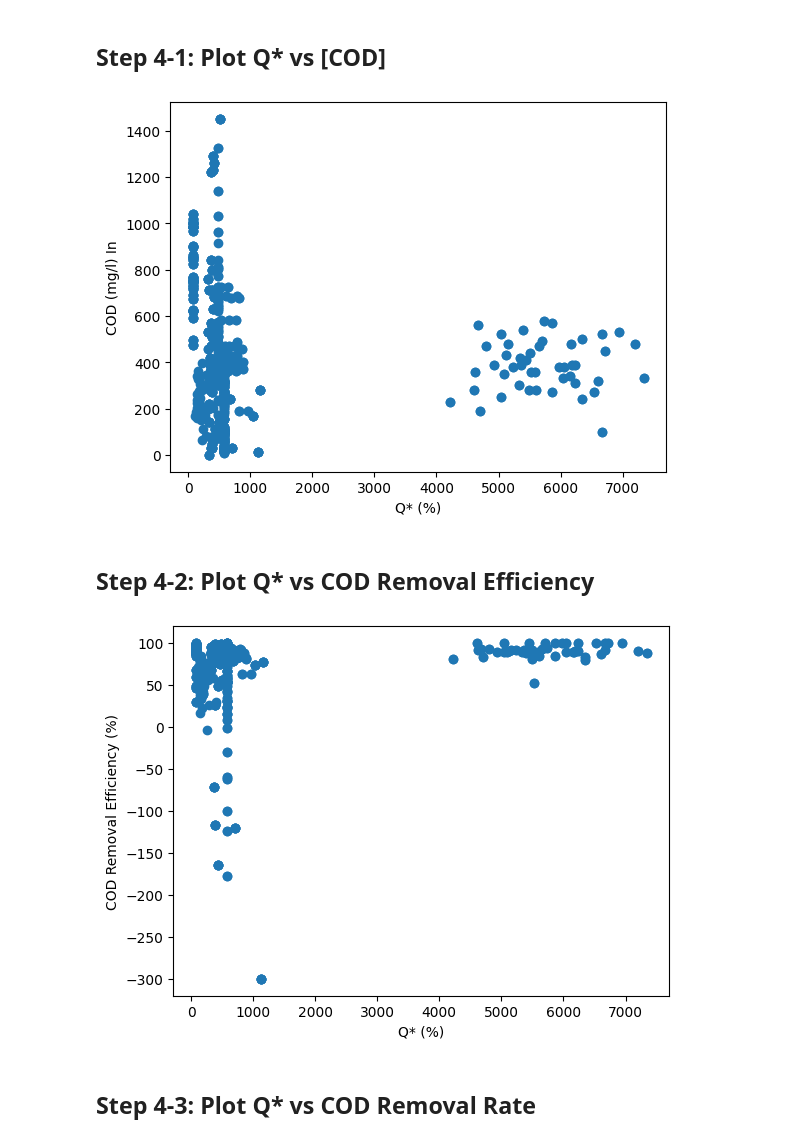
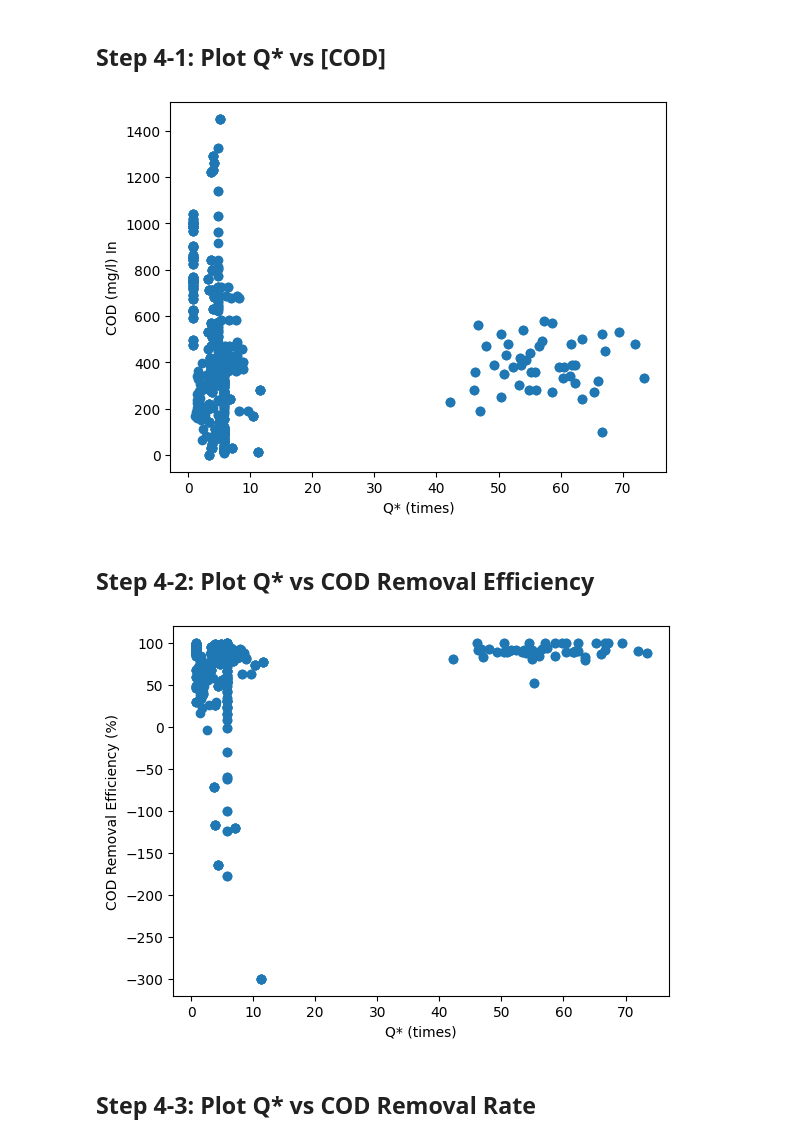
Before and after one commit to jaewook-lee4014/Microbiome, a Jupyter notebook: 1. DataPreprocessing/Visualisation_COD_metrix.ipynb, the cells around one changed output. Drawn from its saved outputs; the diff is of its cells as text; code cells hidden in the pictures.

```diff
--- a/1. DataPreprocessing/Visualisation_COD_metrix.ipynb
+++ b/1. DataPreprocessing/Visualisation_COD_metrix.ipynb
@@ -53,6 +55,6 @@ actual_influent_rate_col = 'Actual Inf rate (m3/d)'
 design_capacity_col = 'Volume of aeration tanks (m3)'
 
 # Create the new column 'Q* (%)'
-original_df['Q* (%)'] = (original_df[actual_influent_rate_col] / original_df[design_capacity_col]) * 100
-original_df['Q* (%)']
+original_df['Q* (times)'] = (original_df[actual_influent_rate_col] / original_df[design_capacity_col])
+original_df['Q* (times)']
 # %% [output]
@@ -124,21 +126,21 @@ Name: COD Removal Efficiency (%), Length: 1251, dtype: float64
 # %% [markdown]
 ## Step 4-1: Plot Q* vs [COD]
 # %%
-plt.scatter(original_df['Q* (%)'], original_df[COD_in_col])
-plt.xlabel('Q* (%)')
+plt.scatter(original_df['Q* (times)'], original_df[COD_in_col])
+plt.xlabel('Q* (times)')
 plt.ylabel('COD (mg/l) In')
 plt.show()
 # %% [output]
-[figure, old version]
+[figure, new version]
 # %% [markdown]
 ## Step 4-2: Plot Q* vs COD Removal Efficiency
 # %%
-plt.scatter(original_df['Q* (%)'], original_df['COD Removal Efficiency (%)'])
-plt.xlabel('Q* (%)')
+plt.scatter(original_df['Q* (times)'], original_df['COD Removal Efficiency (%)'])
+plt.xlabel('Q* (times)')
 plt.ylabel('COD Removal Efficiency (%)')
 plt.show()
 # %% [output]
-[figure, old version]
+[figure, new version]
 # %% [markdown]
 ## Step 4-3: Plot Q* vs COD Removal Rate
 # %%
```
Also changed, not shown: parts of 6 cells of this notebook, 6 other files.
